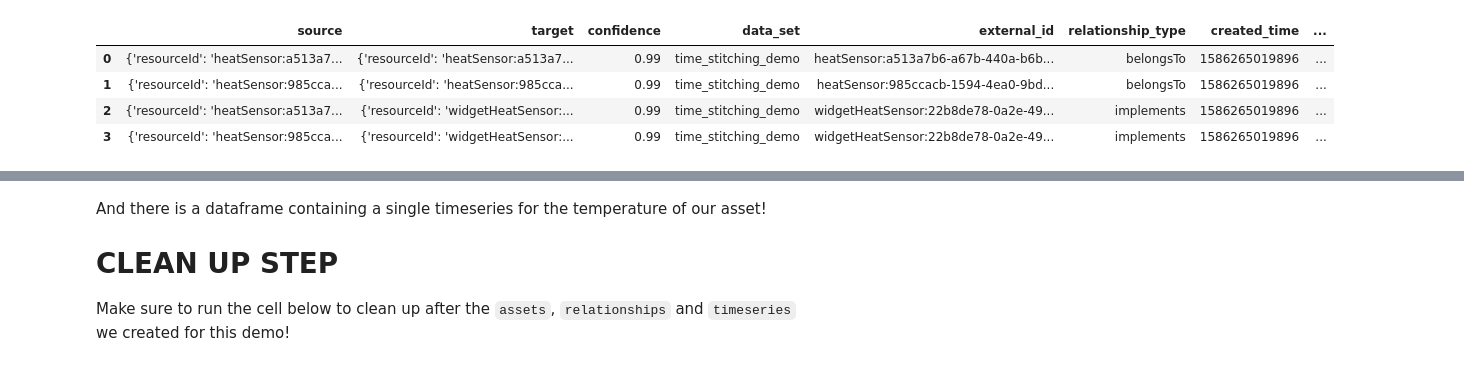
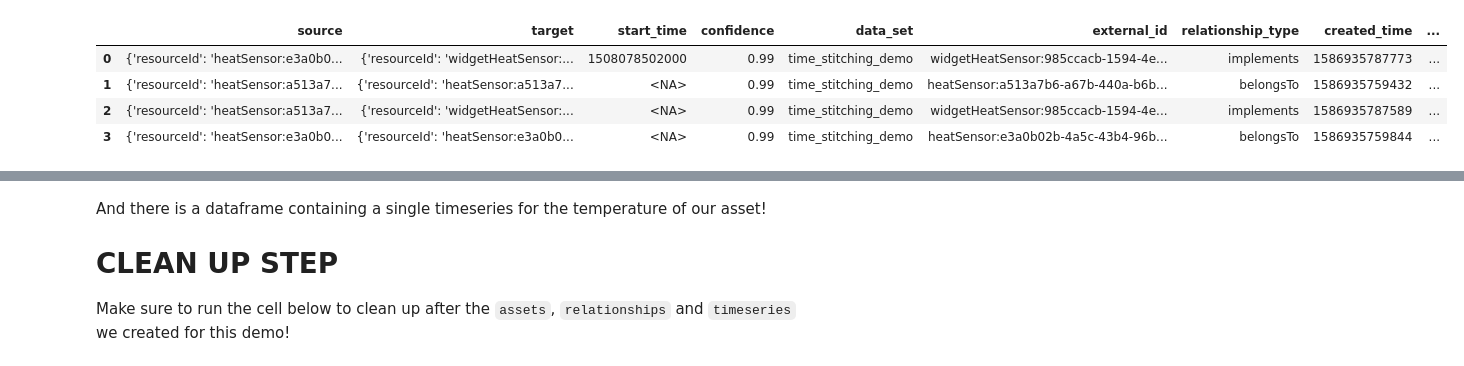
Before and after one commit to cognitedata/dshub-tutorials, a Jupyter notebook: advanced/Timeseries stitching demo.ipynb, the cells around one changed output, grey strips where cells are left out. Saved outputs shown, nothing was run; the diff lists cells and outputs as text; code cells hidden in the pictures.

```diff
--- a/advanced/Timeseries stitching demo.ipynb
+++ b/advanced/Timeseries stitching demo.ipynb
@@ -47,3 +44,0 @@ Enter API-KEY for caelyn-first-project : ···················
-# %%
-client_name = "Time Stitching Demo"
-client = CogniteClient(project=project,api_key=api_key,client_name=client_name, base_url=base_url)
@@ -117,16 +131,0 @@ The **first sensor** breaks at 2017-10-15:14:35:47 and begins recording incorrec
-# %%
-sensor_break_time = int(datetime(2017, 10, 15, 14, 35, 47).timestamp() * 1000)
-sensor_replacement_time = int(datetime(2017, 10, 15, 14, 41, 42).timestamp() * 1000)
-
-sensor_1_start = sensor_break_time - (10 * 1000)
-sensor_1_end = sensor_replacement_time + (10 * 1000)
-sensor_1_data = lambda x: random.uniform(50, 55) if x < sensor_break_time else random.uniform(100,200)
-sensor_1_datapoints = [(x, sensor_1_data(x)) for x in range(sensor_1_start, sensor_1_end, 1000)]
-
-sensor_2_start = sensor_replacement_time
-sensor_2_end = sensor_replacement_time + (30 * 1000)
-sensor_2_data = lambda x: random.uniform(50,55)
-sensor_2_datapoints = [(x, sensor_2_data(x)) for x in range(sensor_2_start, sensor_2_end, 1000)]
-
-client.datapoints.insert(sensor_1_datapoints, external_id=sensor_1_timeseries_external_id)
-client.datapoints.insert(sensor_2_datapoints, external_id=sensor_2_timeseries_external_id)
@@ -137,54 +166,74 @@ Each `timeSeries` _belongsTo_ a **heatSensor**. This relationship has no time ra
 # %%
+# Convenience method to cleanly handle relationships that was not cleaned properly in a previous run of tutorial
+def retrieve_or_create_relationship(relationship_data):
+    relationship = client.relationships.retrieve(external_id=relationship_data.external_id)
+    if not relationship:
+        relationship = client.relationships.create(relationship_data)
+    return relationship
+
 widget_heat_sensor_resource = {"resource": "asset", "resourceId": widget_heat_sensor_external_id}
-sensor_1_resource = {"resource": "asset", "resourceId": sensor_instance_1_external_id}
-sensor_2_resource = {"resource": "asset", "resourceId": sensor_instance_2_external_id}
-sensor_1_timeseries_resource = {"resource": "timeseries", "resourceId": sensor_1_timeseries_external_id}
-sensor_2_timeseries_resource = {"resource": "timeseries", "resourceId": sensor_2_timeseries_external_id}
+sensor_1_resource = {"resource": "asset", "resourceId": sensor_1_external_id}
+sensor_2_resource = {"resource": "asset", "resourceId": sensor_2_external_id}
+sensor_1_timeseries_resource = {"resource": "timeseries", "resourceId": sensor_1_external_id}
+sensor_2_timeseries_resource = {"resource": "timeseries", "resourceId": sensor_2_external_id}
+data_set = "time_stitching_demo"
 
-sensor_1_to_timeseries_relationship_external_id = sensor_instance_1_external_id + ":readings"
 sensor_1_to_timeseries_relationship = Relationship(
-    external_id=sensor_1_to_timeseries_relationship_external_id,
+    external_id=sensor_1_external_id,
     relationship_type="belongsTo",
-    confidence="0.99",
+    data_set=data_set,
+    confidence=0.99,
     source=sensor_1_timeseries_resource,
-    target=sensor_1_resource,
-    data_set=source
+    target=sensor_1_resource
 )
-sensor_2_to_timeseries_relationship_external_id = sensor_instance_2_external_id + ":readings"
+retrieve_or_create_relationship(sensor_1_to_timeseries_relationship)
+
 sensor_2_to_timeseries_relationship = Relationship(
-    external_id=sensor_2_to_timeseries_relationship_external_id,
+    external_id=sensor_2_external_id,
     relationship_type="belongsTo",
-    confidence="0.99",
+    data_set=data_set,
+    confidence=0.99,
     source=sensor_2_timeseries_resource,
-    target=sensor_2_resource,
-    data_set=source
+    target=sensor_2_resource
 )
+retrieve_or_create_relationship(sensor_2_to_timeseries_relationship)
+
+
 widget_heat_sensor_implementation_1_external_id = widget_heat_sensor_external_id + ":impl:1"
 widget_heat_sensor_1_relationship = Relationship(
     external_id=widget_heat_sensor_implementation_1_external_id,
     relationship_type="implements",
-    confidence="0.99",
+    data_set=data_set,
+    confidence=0.99,
     source=sensor_1_resource,
     target=widget_heat_sensor_resource,
-    data_set=source,
-    end_time = sensor_break_time
+    end_time = sensor_break_ms
 )
+retrieve_or_create_relationship(widget_heat_sensor_1_relationship)
+
 widget_heat_sensor_implementation_2_external_id = widget_heat_sensor_external_id + ":impl:2"
 widget_heat_sensor_2_relationship = Relationship(
     external_id=widget_heat_sensor_implementation_2_external_id,
     relationship_type="implements",
-    confidence="0.99",
+    data_set=data_set,
+    confidence=0.99,
     source=sensor_2_resource,
     target=widget_heat_sensor_resource,
-    data_set=source,
-    start_time = sensor_replacement_time
+    start_time = sensor_replacement_ms
 )
-relationships = [sensor_1_to_timeseries_relationship, sensor_2_to_timeseries_relationship, widget_heat_sensor_1_relationship, widget_heat_sensor_2_relationship]
-client.relationships.create(relationships)
+retrieve_or_create_relationship(widget_heat_sensor_2_relationship)
+
+relationship_external_ids = [
+    sensor_1_external_id,
+    sensor_2_external_id,
+    widget_heat_sensor_implementation_1_external_id,
+    widget_heat_sensor_implementation_2_external_id
+]
+client.relationships.retrieve_multiple(relationship_external_ids)
 # %% [output]
-|  | source | target | confidence | data_set | external_id | relationship_type | created_time | ... |
-| 0 | {'resourceId': 'heatSensor:a513a7... | {'resourceId': 'heatSensor:a513a7... | 0.99 | time_stitching_demo | heatSensor:a513a7b6-a67b-440a-b6b... | belongsTo | 1586265019896 | ... |
-| 1 | {'resourceId': 'heatSensor:985cca... | {'resourceId': 'heatSensor:985cca... | 0.99 | time_stitching_demo | heatSensor:985ccacb-1594-4ea0-9bd... | belongsTo | 1586265019896 | ... |
-| 2 | {'resourceId': 'heatSensor:a513a7... | {'resourceId': 'widgetHeatSensor:... | 0.99 | time_stitching_demo | widgetHeatSensor:22b8de78-0a2e-49... | implements | 1586265019896 | ... |
-| 3 | {'resourceId': 'heatSensor:985cca... | {'resourceId': 'widgetHeatSensor:... | 0.99 | time_stitching_demo | widgetHeatSensor:22b8de78-0a2e-49... | implements | 1586265019896 | ... |
+|  | source | target | start_time | confidence | data_set | external_id | relationship_type | created_time | ... |
+| 0 | {'resourceId': 'heatSensor:e3a0b0... | {'resourceId': 'widgetHeatSensor:... | 1508078502000 | 0.99 | time_stitching_demo | widgetHeatSensor:985ccacb-1594-4e... | implements | 1586935787773 | ... |
+| 1 | {'resourceId': 'heatSensor:a513a7... | {'resourceId': 'heatSensor:a513a7... | <NA> | 0.99 | time_stitching_demo | heatSensor:a513a7b6-a67b-440a-b6b... | belongsTo | 1586935759432 | ... |
+| 2 | {'resourceId': 'heatSensor:a513a7... | {'resourceId': 'widgetHeatSensor:... | <NA> | 0.99 | time_stitching_demo | widgetHeatSensor:985ccacb-1594-4e... | implements | 1586935787589 | ... |
+| 3 | {'resourceId': 'heatSensor:e3a0b0... | {'resourceId': 'heatSensor:e3a0b0... | <NA> | 0.99 | time_stitching_demo | heatSensor:e3a0b02b-4a5c-43b4-96b... | belongsTo | 1586935759844 | ... |
 # %% [markdown]
```
Also changed, not shown: parts of 29 cells of this notebook, 2 other files.
